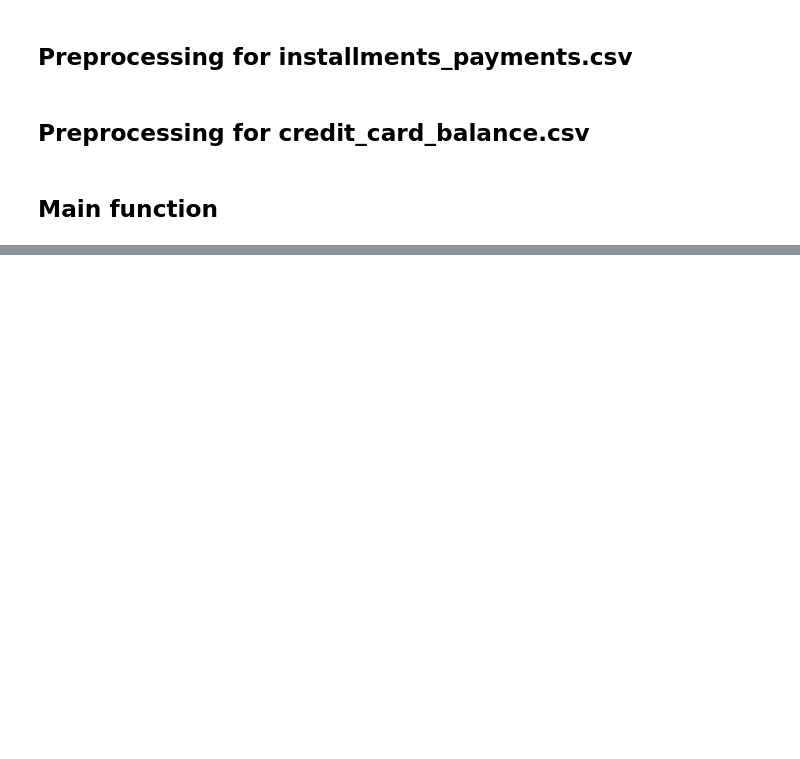
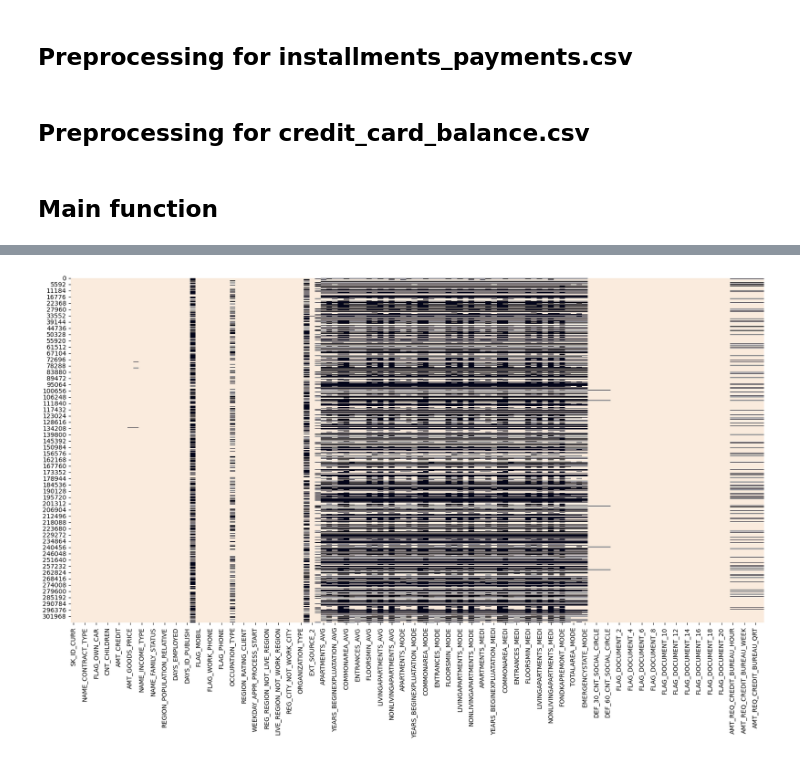
Before and after one commit to MarionDed02/Projet_7, a Jupyter notebook: Dedieu_Marion_1_notebook_012024.ipynb, the cells around one changed output, grey strips where cells are left out. Saved outputs shown, nothing was run; the diff lists cells and outputs as text; code cells hidden in the pictures; blank space fills up the shorter version.

Commit message:
EDA en cours sur le train

```diff
--- a/Dedieu_Marion_1_notebook_012024.ipynb
+++ b/Dedieu_Marion_1_notebook_012024.ipynb
@@ -63,3 +69,5 @@ warnings.filterwarnings("ignore")
+# %%
+sns.set(style="whitegrid")
 # %% [markdown]
 ## Loading data
 # %% [markdown]
@@ -644,0 +777,7 @@ features(folder=glob.glob('./data/source/*.csv'))[1]
+# %%
+#Global view of the missing values (black)
+plt.figure(figsize=(20,10))
+sns.heatmap(train.notna(), cbar=False)
+plt.show()
+# %% [output]
+[figure, added]
```
Also changed, not shown: parts of 63 cells of this notebook.
